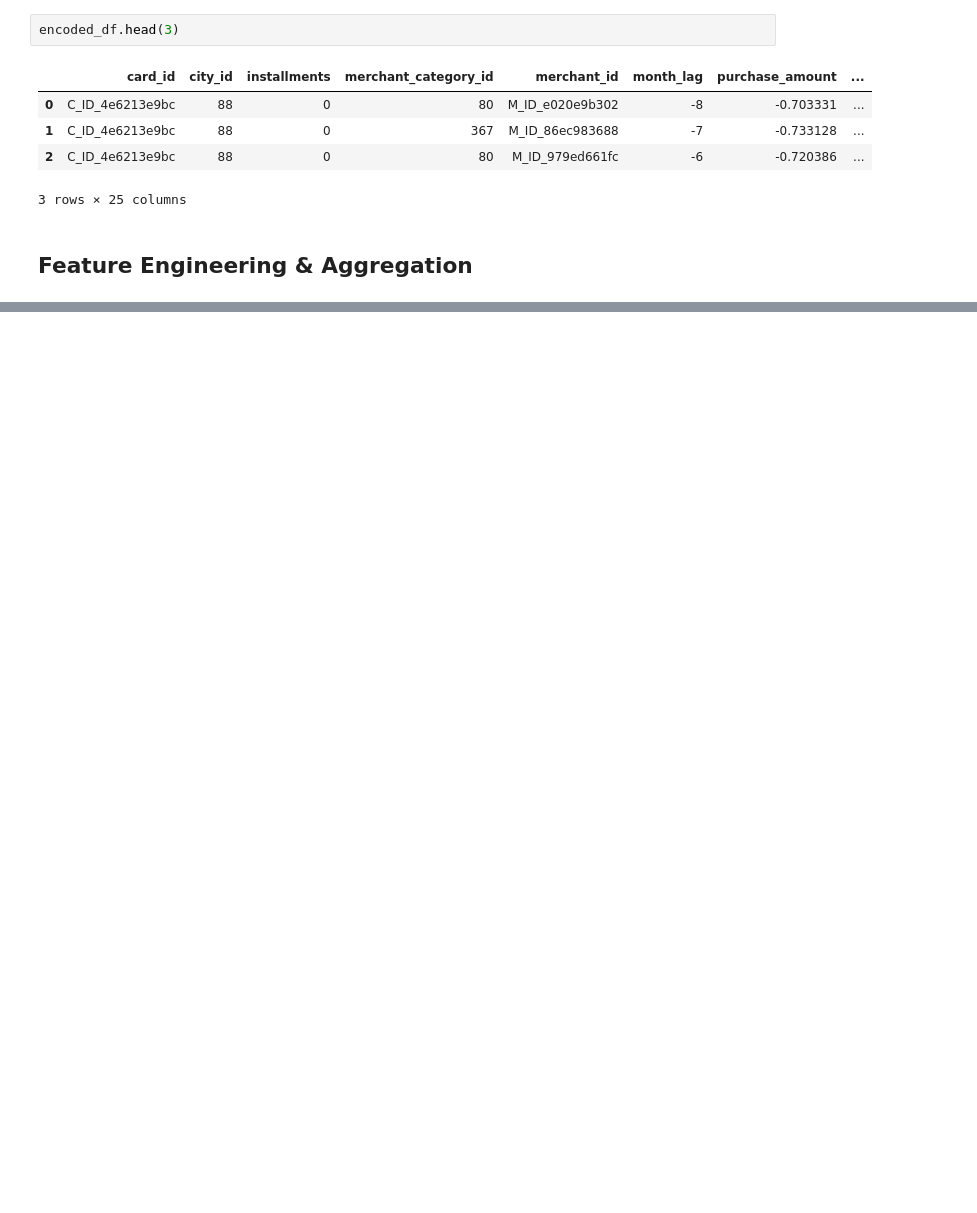
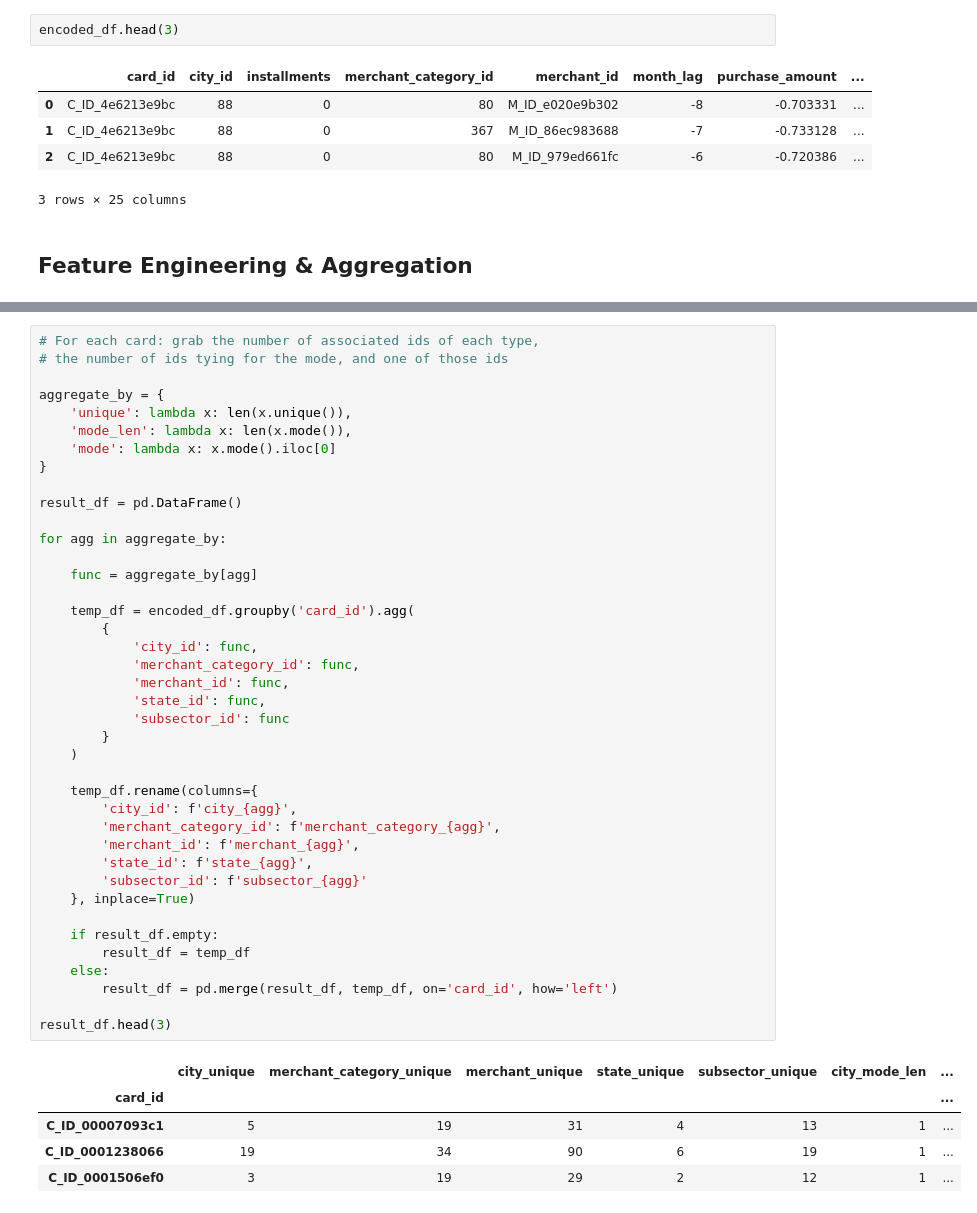
Before and after one commit to quinnbooth/ML-Consumer-Loyalty-Score, a Jupyter notebook: preprocessing.ipynb, the cells around one changed output, grey strips where cells are left out. Drawn from its saved outputs; the diff is of its cells as text; blank space fills up the shorter version.

```diff
--- a/preprocessing.ipynb
+++ b/preprocessing.ipynb
@@ -270,0 +346,46 @@ encoded_df.head(3)
+# %%
+# For each card: grab the number of associated ids of each type,
+# the number of ids tying for the mode, and one of those ids
+
+aggregate_by = {
+    'unique': lambda x: len(x.unique()),
+    'mode_len': lambda x: len(x.mode()),
+    'mode': lambda x: x.mode().iloc[0]
+}
+
+result_df = pd.DataFrame()
+
+for agg in aggregate_by:
+
+    func = aggregate_by[agg]
+
+    temp_df = encoded_df.groupby('card_id').agg(
+        {
+            'city_id': func,
+            'merchant_category_id': func,
+            'merchant_id': func,
+            'state_id': func,
+            'subsector_id': func
+        }
+    )
+
+    temp_df.rename(columns={
+        'city_id': f'city_{agg}',
+        'merchant_category_id': f'merchant_category_{agg}',
+        'merchant_id': f'merchant_{agg}',
+        'state_id': f'state_{agg}',
+        'subsector_id': f'subsector_{agg}'
+    }, inplace=True)
+
+    if result_df.empty:
+        result_df = temp_df
+    else:
+        result_df = pd.merge(result_df, temp_df, on='card_id', how='left')
+
+result_df.head(3)
+# %% [output]
+|  | city_unique | merchant_category_unique | merchant_unique | state_unique | subsector_unique | city_mode_len | ... |
+| card_id |  |  |  |  |  |  | ... |
+| C_ID_00007093c1 | 5 | 19 | 31 | 4 | 13 | 1 | ... |
+| C_ID_0001238066 | 19 | 34 | 90 | 6 | 19 | 1 | ... |
+| C_ID_0001506ef0 | 3 | 19 | 29 | 2 | 12 | 1 | ... |
```
Also changed, not shown: parts of 9 cells of this notebook.
